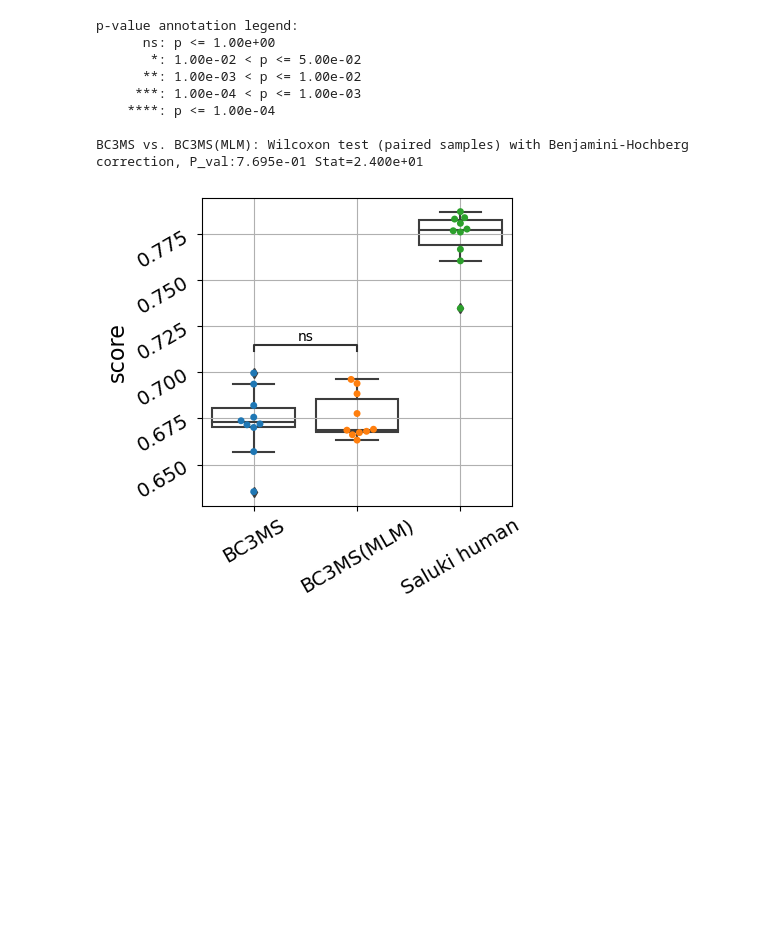
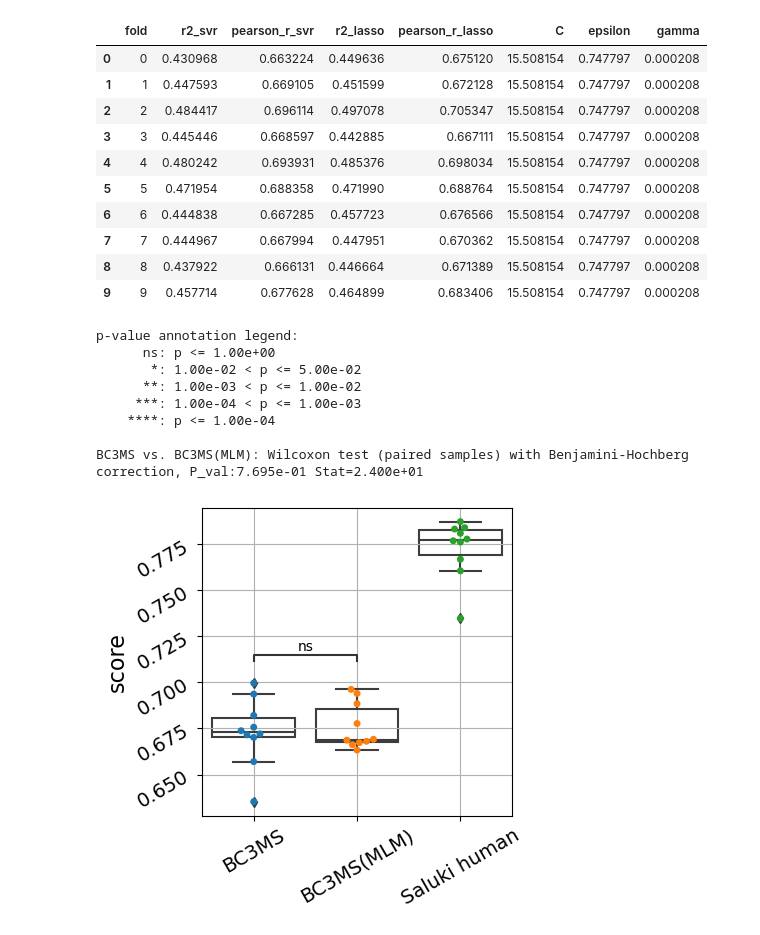
Before and after one commit to sergeyvilov/MLM, a Jupyter notebook: half_life/SVR/analyse.ipynb, the cells around one changed output. Cells and saved outputs as stored; diff of their text form; code cells hidden in the pictures; blank space fills up the shorter version.

```diff
--- a/half_life/SVR/analyse.ipynb
+++ b/half_life/SVR/analyse.ipynb
@@ -17,6 +17,20 @@ mpl.rcParams.update({'xtick.labelsize': 14, 'ytick.labelsize': 14,
 data_dir = '/s/project/mll/sergey/effect_prediction/MLM/agarwal_2022/'
 # %%
 BC3MS_MLM = pd.read_csv(data_dir + 'MLM/BC3MS_mll.tsv', sep = '\t')#BC3MS model with MLM embeddings for 3'UTR
+# %%
+BC3MS_MLM
+# %% [output]
+|  | fold | r2_svr | pearson_r_svr | r2_lasso | pearson_r_lasso | C | epsilon | gamma |
+| 0 | 0 | 0.430968 | 0.663224 | 0.449636 | 0.675120 | 15.508154 | 0.747797 | 0.000208 |
+| 1 | 1 | 0.447593 | 0.669105 | 0.451599 | 0.672128 | 15.508154 | 0.747797 | 0.000208 |
+| 2 | 2 | 0.484417 | 0.696114 | 0.497078 | 0.705347 | 15.508154 | 0.747797 | 0.000208 |
+| 3 | 3 | 0.445446 | 0.668597 | 0.442885 | 0.667111 | 15.508154 | 0.747797 | 0.000208 |
+| 4 | 4 | 0.480242 | 0.693931 | 0.485376 | 0.698034 | 15.508154 | 0.747797 | 0.000208 |
+| 5 | 5 | 0.471954 | 0.688358 | 0.471990 | 0.688764 | 15.508154 | 0.747797 | 0.000208 |
+| 6 | 6 | 0.444838 | 0.667285 | 0.457723 | 0.676566 | 15.508154 | 0.747797 | 0.000208 |
+| 7 | 7 | 0.444967 | 0.667994 | 0.447951 | 0.670362 | 15.508154 | 0.747797 | 0.000208 |
+| 8 | 8 | 0.437922 | 0.666131 | 0.446664 | 0.671389 | 15.508154 | 0.747797 | 0.000208 |
+| 9 | 9 | 0.457714 | 0.677628 | 0.464899 | 0.683406 | 15.508154 | 0.747797 | 0.000208 |
 # %%
 BC3MS_MLM = BC3MS_MLM.pearson_r_svr.rename('BC3MS(MLM)')
 # %%
```
Also changed, not shown: 5 other files.
